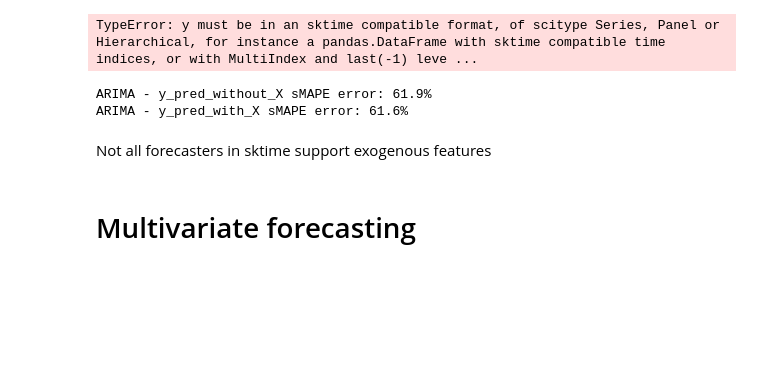
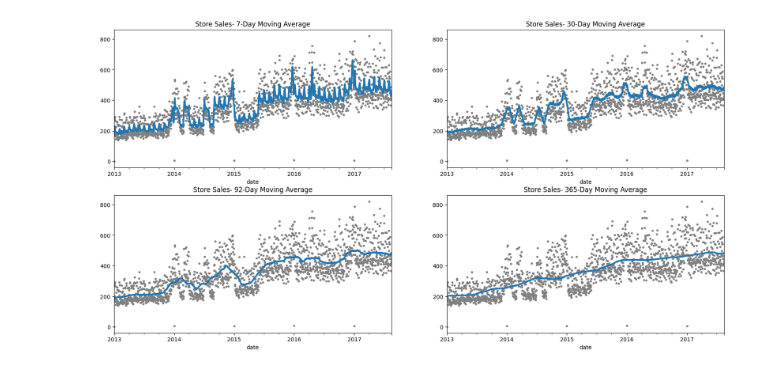
Before and after one commit to Anteemony/sktime-storesales-forecasting, a Jupyter notebook: notebooks/Store_Sales_Forecasting_with_Sktime.ipynb, the cells around one changed output. Drawn from its saved outputs; the diff is of its cells as text; code cells hidden in the pictures; blank space fills up the shorter version.

```diff
--- a/notebooks/Store_Sales_Forecasting_with_Sktime.ipynb
+++ b/notebooks/Store_Sales_Forecasting_with_Sktime.ipynb
@@ -200,6 +291,0 @@ memory usage: 34.4 MB
-# %%
-from sktime.split import temporal_train_test_split
-
-y_train, y_test, X_train, X_test = temporal_train_test_split(y, X=X)
-# %% [output]
-TypeError: y must be in an sktime compatible format, of scitype Series, Panel or Hierarchical, for instance a pandas.DataFrame with sktime compatible time indices, or with MultiIndex and last(-1) leve ...
@@ -228,14 +292,26 @@ _ = plot_series(
-# %%
-from sktime.performance_metrics.forecasting import MeanAbsolutePercentageError
-
-smape = MeanAbsolutePercentageError(symmetric=True)
-
-print(f"ARIMA - y_pred_without_X sMAPE error: {smape(y_test, y_pred_without_X):.1%}")
-print(f"ARIMA - y_pred_with_X sMAPE error: {smape(y_test, y_pred_with_X):.1%}")
-# %% [output]
-ARIMA - y_pred_without_X sMAPE error: 61.9%
-ARIMA - y_pred_with_X sMAPE error: 61.6%
-# %% [markdown]
-Not all forecasters in sktime support exogenous features
-# %% [markdown]
-# Multivariate forecasting
+# %%
+daily_average_sales = store_sales.groupby('date').mean()['sales']
+
+def plot_moving_average(window, ax):
+    moving_average = daily_average_sales.rolling(
+        window=window,
+        center=True,
+        min_periods=window//2
+    ).mean()
+
+    daily_average_sales.plot(style=".", color="0.5", ax=ax)
+    moving_average.plot(
+        ax=ax, linewidth=3, title=f"Store Sales- {window}-Day Moving Average", legend=False
+    )
+
+fig, ((ax1, ax2), (ax3, ax4)) = plt.subplots(nrows=2,
+                                             ncols=2,
+                                             figsize=(20,10))
+
+windows = [7, 30, 92, 365]
+axes =[ax1, ax2, ax3, ax4]
+
+for window, ax in zip(windows, axes):
+    plot_moving_average(window=window, ax=ax)
+# %% [output]
+[figure, added]
```
Also changed, not shown: parts of 43 cells of this notebook, 1 other file.
